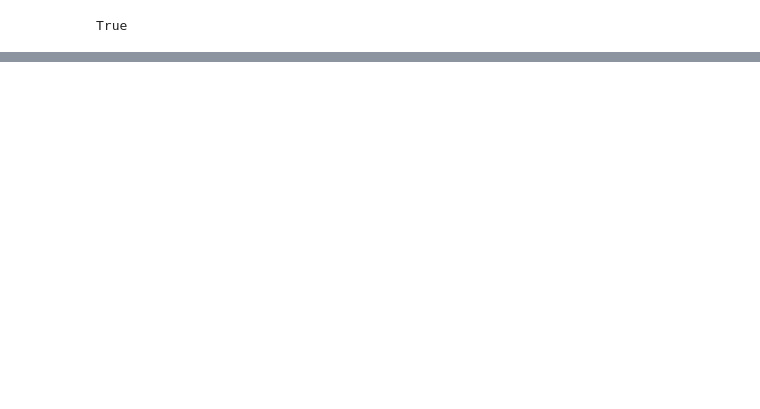
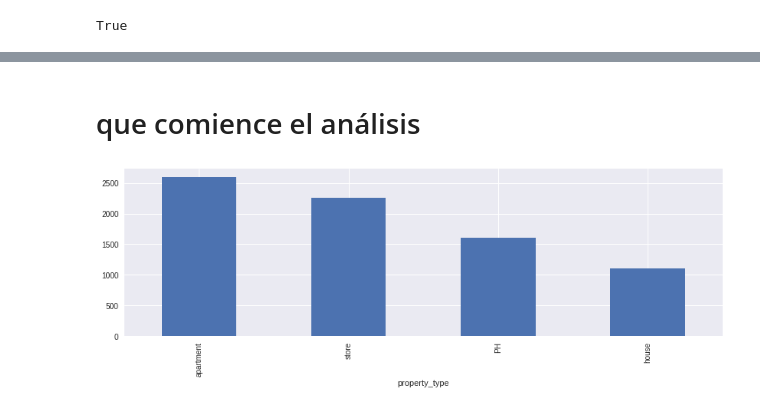
Before and after one commit to jazminferreiro-zz/orgaTP1, a Jupyter notebook: Analisis exploratorio Properati .ipynb, the cells around one changed output, grey strips where cells are left out. Drawn from its saved outputs; the diff is of its cells as text; code cells hidden in the pictures; blank space fills up the shorter version.

```diff
--- a/Analisis exploratorio Properati .ipynb
+++ b/Analisis exploratorio Properati .ipynb
@@ -186,0 +197,12 @@ properati = pd.concat([properati_2013_08,properati_2013_09,properati_2013_10,pro
+# %%
+# Convert Date, add Year, Weekday and Hour columns
+import calendar
+properati['created_on'] = pd.to_datetime(properati['created_on'])
+# %% [markdown]
+# que comience el análisis
+# %%
+
+
+properati.groupby('property_type').mean()['price_usd_per_m2'].sort_values(ascending=False)[0:19].plot(kind='bar',figsize=(14,4));
+# %% [output]
+[figure, added]
```
Also changed, not shown: parts of 7 cells of this notebook.
